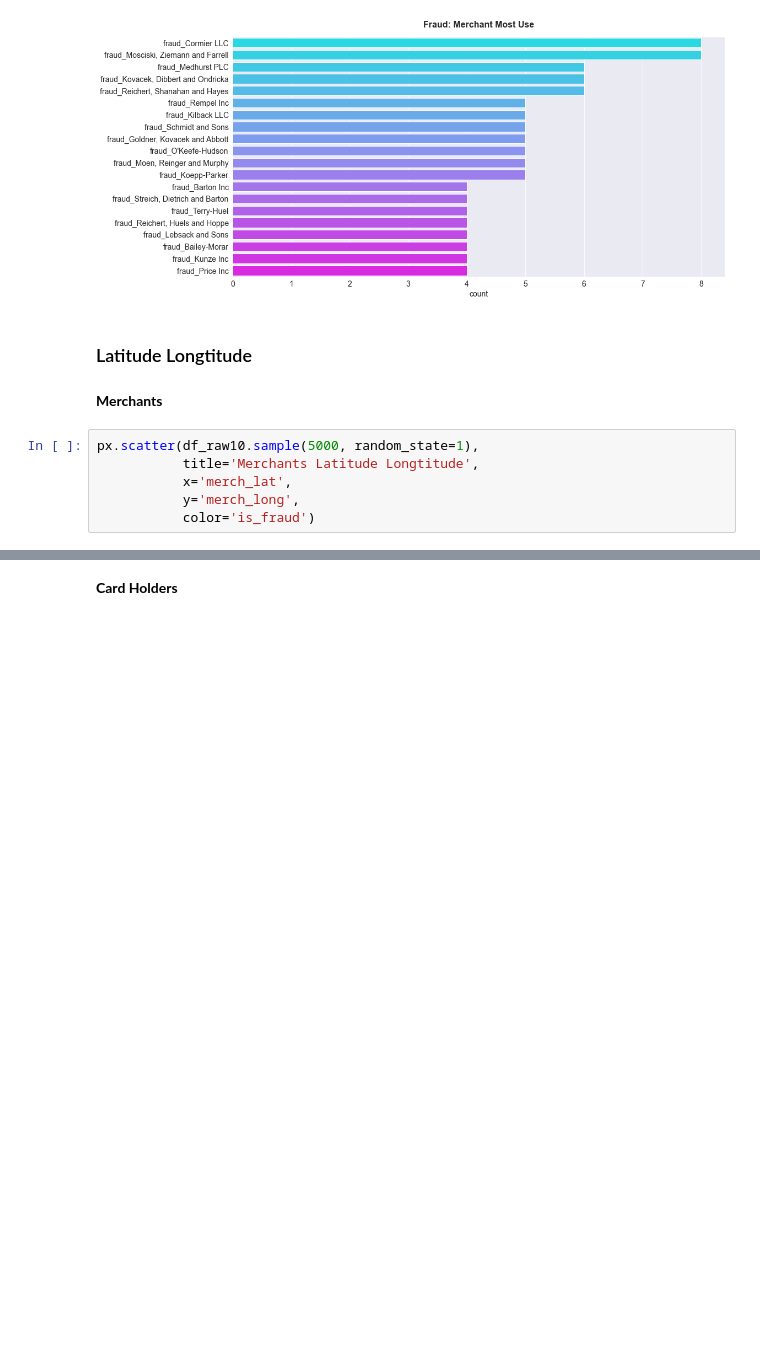
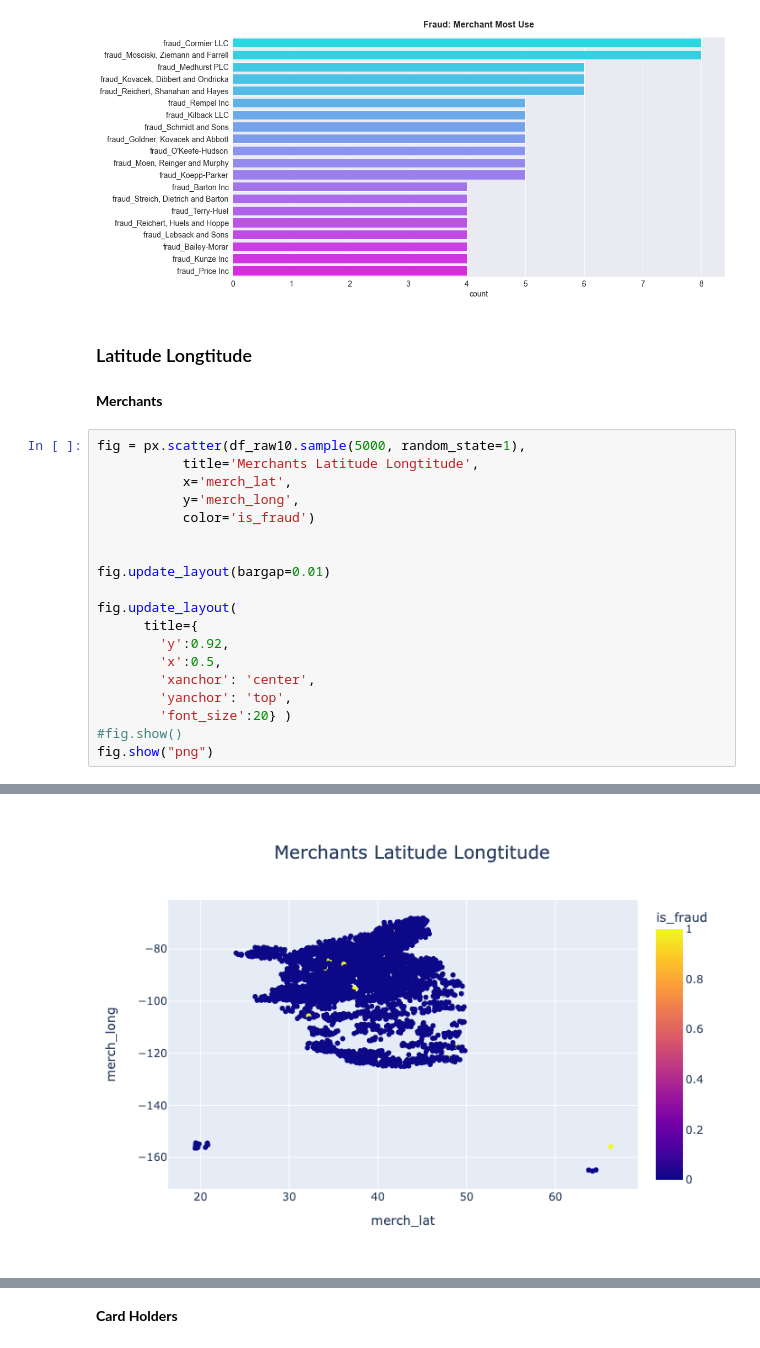
Before and after one commit to daraneeS/CLASSIFICATION_Imbalanced_Data, a Jupyter notebook: CreditCard_Fraud.ipynb, the cells around one changed output, grey strips where cells are left out. Drawn from its saved outputs; the diff is of its cells as text; blank space fills up the shorter version.

```diff
--- a/CreditCard_Fraud.ipynb
+++ b/CreditCard_Fraud.ipynb
@@ -410,9 +439,22 @@ Text(0, 0.5, '')
 # %% [markdown]
 **Merchants**
 # %%
-px.scatter(df_raw10.sample(5000, random_state=1),
+fig = px.scatter(df_raw10.sample(5000, random_state=1),
            title='Merchants Latitude Longtitude',
            x='merch_lat',
            y='merch_long',
            color='is_fraud')
+
+
+fig.update_layout(bargap=0.01)
+
+fig.update_layout(
+      title={
+        'y':0.92,
+        'x':0.5,
+        'xanchor': 'center',
+        'yanchor': 'top',
+        'font_size':20} )
+#fig.show()
+fig.show("png")
 # %% [output]
@@ -420 +461,2 @@ px.scatter(df_raw10.sample(5000, random_state=1),
+[figure, added]
 # %%
```
Also changed, not shown: parts of 19 cells of this notebook, 21 other files.
